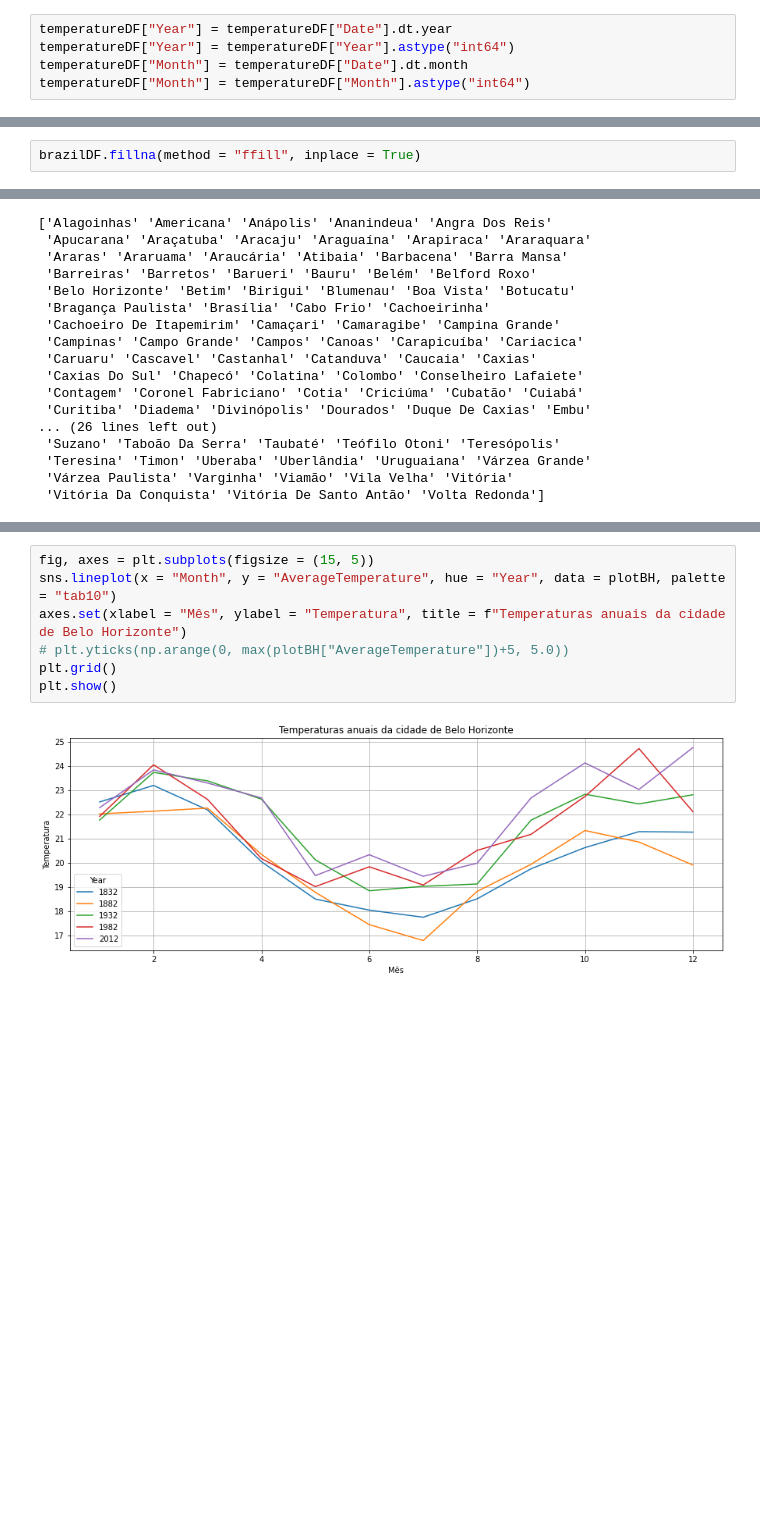
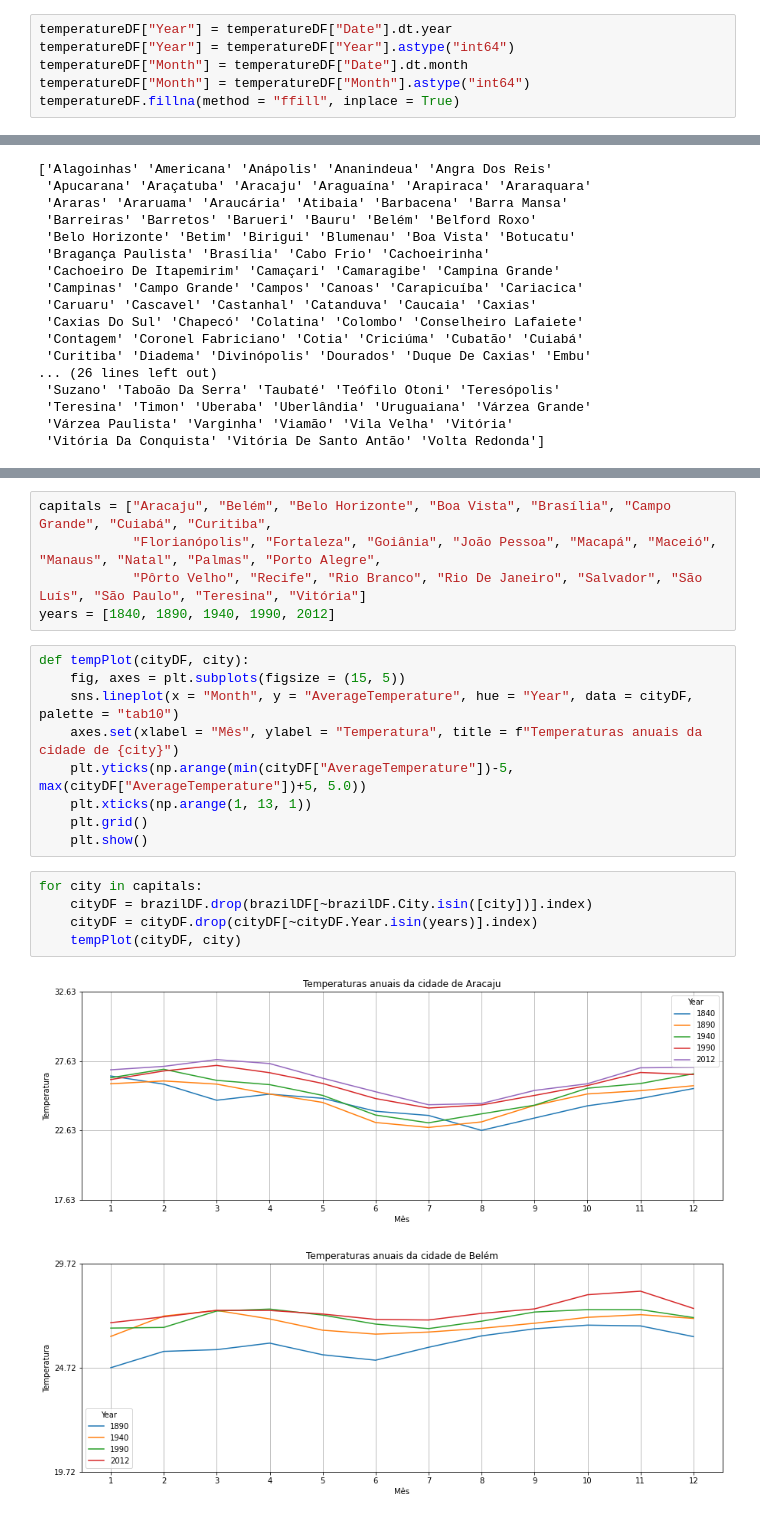
Before and after one commit to rodrigofmfreitas/Temperature-Project, a Jupyter notebook: main.ipynb, the cells around one changed output, grey strips where cells are left out. Drawn from its saved outputs; the diff is of its cells as text; blank space fills up the shorter version.

```diff
--- a/main.ipynb
+++ b/main.ipynb
@@ -75,6 +75,7 @@ temperatureDF["Year"] = temperatureDF["Date"].dt.year
 temperatureDF["Year"] = temperatureDF["Year"].astype("int64")
 temperatureDF["Month"] = temperatureDF["Date"].dt.month
 temperatureDF["Month"] = temperatureDF["Month"].astype("int64")
+temperatureDF.fillna(method = "ffill", inplace = True)
 # %%
 brazilDF = temperatureDF.drop(temperatureDF[~temperatureDF.Country.isin(["Brazil"])].index)
 display(brazilDF)
@@ -107,6 +108,4 @@ Month                                0
 dtype: int64
-# %%
-brazilDF.fillna(method = "ffill", inplace = True)
 # %%
 display(brazilDF)
 # %% [output]
@@ -207,9 +145,22 @@ display(plotBH)
+# %%
+capitals = ["Aracaju", "Belém", "Belo Horizonte", "Boa Vista", "Brasília", "Campo Grande", "Cuiabá", "Curitiba",
+            "Florianópolis", "Fortaleza", "Goiânia", "João Pessoa", "Macapá", "Maceió", "Manaus", "Natal", "Palmas", "Porto Alegre",
+            "Pôrto Velho", "Recife", "Rio Branco", "Rio De Janeiro", "Salvador", "São Luís", "São Paulo", "Teresina", "Vitória"]
+years = [1840, 1890, 1940, 1990, 2012]
 # %%
-fig, axes = plt.subplots(figsize = (15, 5))
-sns.lineplot(x = "Month", y = "AverageTemperature", hue = "Year", data = plotBH, palette = "tab10")
-axes.set(xlabel = "Mês", ylabel = "Temperatura", title = f"Temperaturas anuais da cidade de Belo Horizonte")
-# plt.yticks(np.arange(0, max(plotBH["AverageTemperature"])+5, 5.0))
-plt.grid()
-plt.show()
+def tempPlot(cityDF, city):
+    fig, axes = plt.subplots(figsize = (15, 5))
+    sns.lineplot(x = "Month", y = "AverageTemperature", hue = "Year", data = cityDF, palette = "tab10")
+    axes.set(xlabel = "Mês", ylabel = "Temperatura", title = f"Temperaturas anuais da cidade de {city}")
+    plt.yticks(np.arange(min(cityDF["AverageTemperature"])-5, max(cityDF["AverageTemperature"])+5, 5.0))
+    plt.xticks(np.arange(1, 13, 1))
+    plt.grid()
+    plt.show()
-# %% [output]
-[figure, removed]
+# %%
+for city in capitals:
+    cityDF = brazilDF.drop(brazilDF[~brazilDF.City.isin([city])].index)
+    cityDF = cityDF.drop(cityDF[~cityDF.Year.isin(years)].index)
+    tempPlot(cityDF, city)
+# %% [output]
+[figure, added]
+[figure, added]
```
Also changed, not shown: parts of 7 cells of this notebook.
